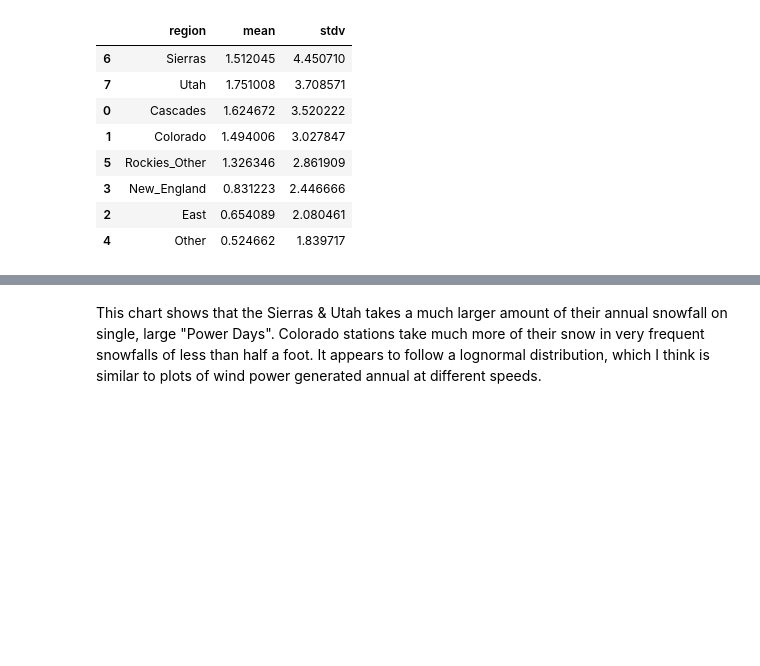
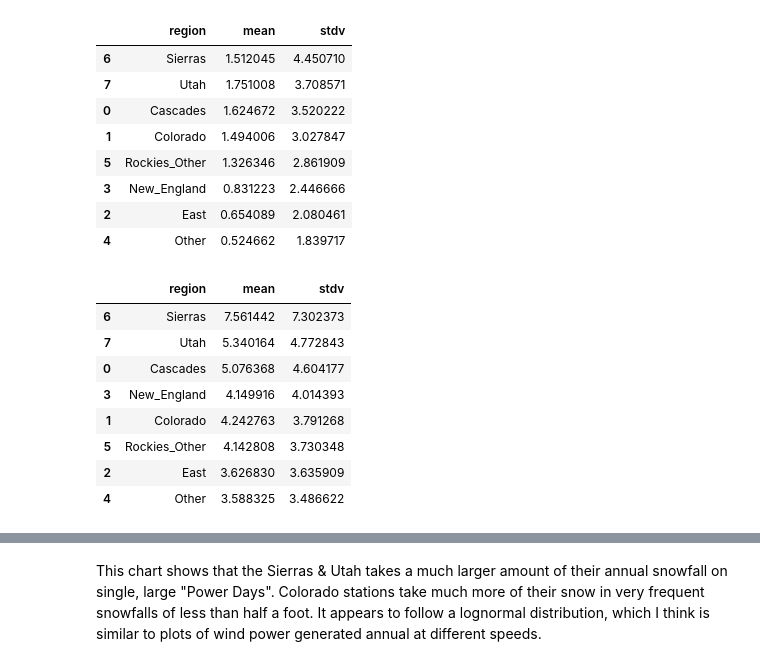
Before and after one commit to chrisoyer/ski-snow-modeling, a Jupyter notebook: src/analysis/snow_days.ipynb, the cells around one changed output, grey strips where cells are left out. Saved outputs shown, nothing was run; the diff lists cells and outputs as text; code cells hidden in the pictures; blank space fills up the shorter version.

```diff
--- a/src/analysis/snow_days.ipynb
+++ b/src/analysis/snow_days.ipynb
@@ -27,12 +28,15 @@ snow_df.head()
 | 11091 | 0.0 | Other | 1692-01-16 | Mt. Holiday |
 | 11092 | 0.0 | Other | 1692-01-17 | Mt. Holiday |
 # %%
-snow_dist_df = (snow_df.groupby(['region'],)
-                .agg(mean=('snowfall', 'mean'),
-                     stdv=('snowfall', 'std'))
-                .reset_index(['region'])
-                .sort_values(['stdv'], ascending=False)
-               )
+def regional_moments(df: pd.DataFrame) -> pd.DataFrame:
+    return (df.groupby(['region'],)
+            .agg(mean=('snowfall', 'mean'),
+                 stdv=('snowfall', 'std'))
+            .reset_index(['region'])
+            .sort_values(['stdv'], ascending=False)
+            )
+
+snow_dist_df = regional_moments(snow_df)
 snow_dist_df
 # %% [output]
 |  | region | mean | stdv |
@@ -44,6 +48,18 @@ snow_dist_df
 | 3 | New_England | 0.831223 | 2.446666 |
 | 2 | East | 0.654089 | 2.080461 |
 | 4 | Other | 0.524662 | 1.839717 |
+# %%
+regional_moments(snow_df.query('snowfall>0'))
+# %% [output]
+|  | region | mean | stdv |
+| 6 | Sierras | 7.561442 | 7.302373 |
+| 7 | Utah | 5.340164 | 4.772843 |
+| 0 | Cascades | 5.076368 | 4.604177 |
+| 3 | New_England | 4.149916 | 4.014393 |
+| 1 | Colorado | 4.242763 | 3.791268 |
+| 5 | Rockies_Other | 4.142808 | 3.730348 |
+| 2 | East | 3.626830 | 3.635909 |
+| 4 | Other | 3.588325 | 3.486622 |
 # %%
 def snowfall_agg(df: pd.DataFrame, window: int) -> pd.DataFrame:
     """aggregates snowfall by amount per timeframe, and computes
```
Also changed, not shown: parts of 4 cells of this notebook.
